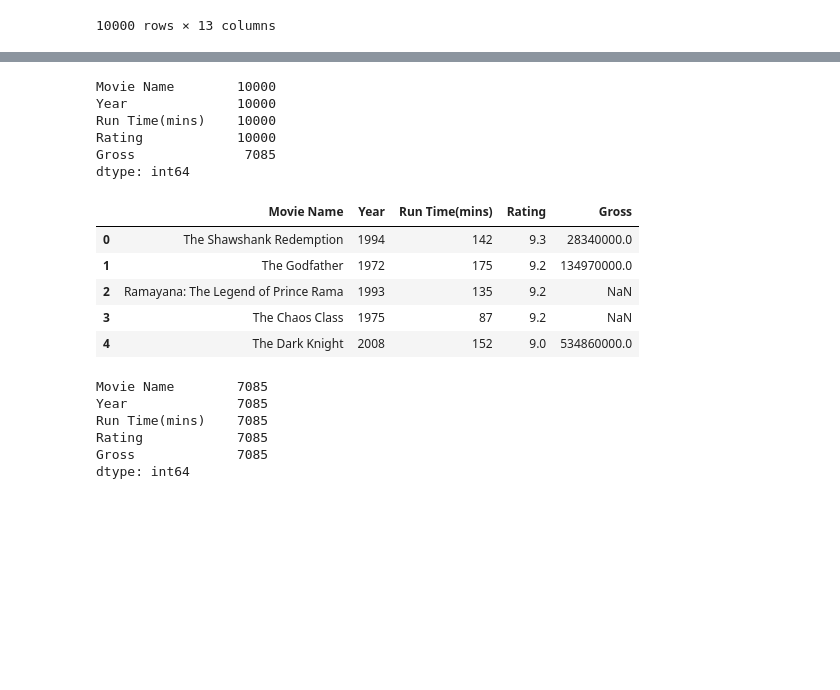
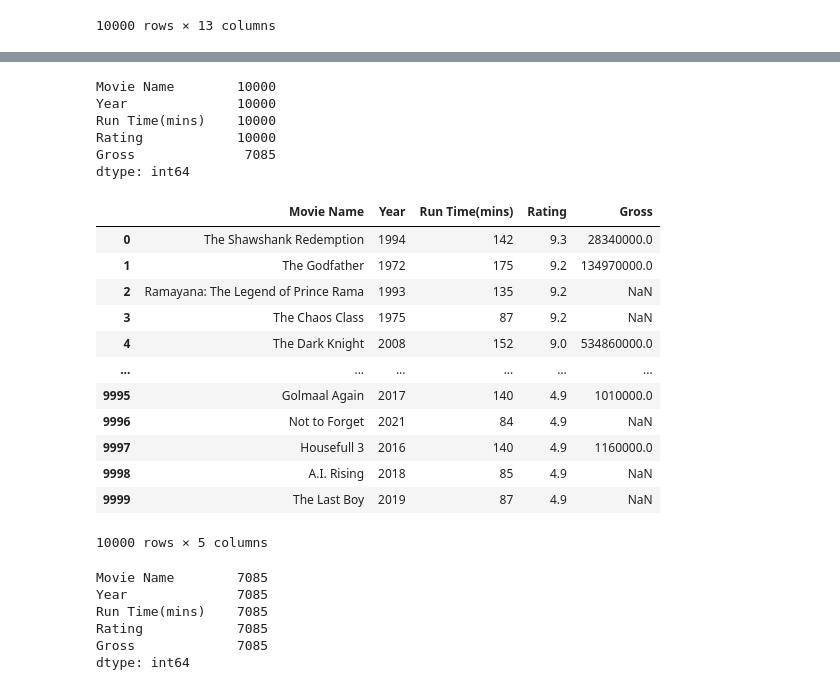
Before and after one commit to RedDeath007/Data-Analytics-Project-1-Team-1, a Jupyter notebook: Movie_Data_Analysis.ipynb, the cells around one changed output, grey strips where cells are left out. Drawn from its saved outputs; the diff is of its cells as text; code cells hidden in the pictures; blank space fills up the shorter version.

```diff
--- a/Movie_Data_Analysis.ipynb
+++ b/Movie_Data_Analysis.ipynb
@@ -38,21 +39,28 @@ movie_data_df.head()
 # %%
 #create new df for usable data
 movie_reduced_df = movie_data_df[["Movie Name", "Year", "Run Time(mins)", "Rating", "Gross"]]
 print(movie_reduced_df.count())
-movie_reduced_df.head()
+movie_reduced_df
 # %% [output]
 Movie Name        10000
 Year              10000
 Run Time(mins)    10000
 Rating            10000
 Gross              7085
 dtype: int64
 |  | Movie Name | Year | Run Time(mins) | Rating | Gross |
 | 0 | The Shawshank Redemption | 1994 | 142 | 9.3 | 28340000.0 |
 | 1 | The Godfather | 1972 | 175 | 9.2 | 134970000.0 |
 | 2 | Ramayana: The Legend of Prince Rama | 1993 | 135 | 9.2 | NaN |
 | 3 | The Chaos Class | 1975 | 87 | 9.2 | NaN |
 | 4 | The Dark Knight | 2008 | 152 | 9.0 | 534860000.0 |
+| ... | ... | ... | ... | ... | ... |
+| 9995 | Golmaal Again | 2017 | 140 | 4.9 | 1010000.0 |
+| 9996 | Not to Forget | 2021 | 84 | 4.9 | NaN |
+| 9997 | Housefull 3 | 2016 | 140 | 4.9 | 1160000.0 |
+| 9998 | A.I. Rising | 2018 | 85 | 4.9 | NaN |
+| 9999 | The Last Boy | 2019 | 87 | 4.9 | NaN |
+10000 rows × 5 columns
 # %%
 movie_cleaned_df = movie_reduced_df.dropna(how="any")
 print(movie_cleaned_df.count())
```
Also changed, not shown: parts of 9 cells of this notebook.
